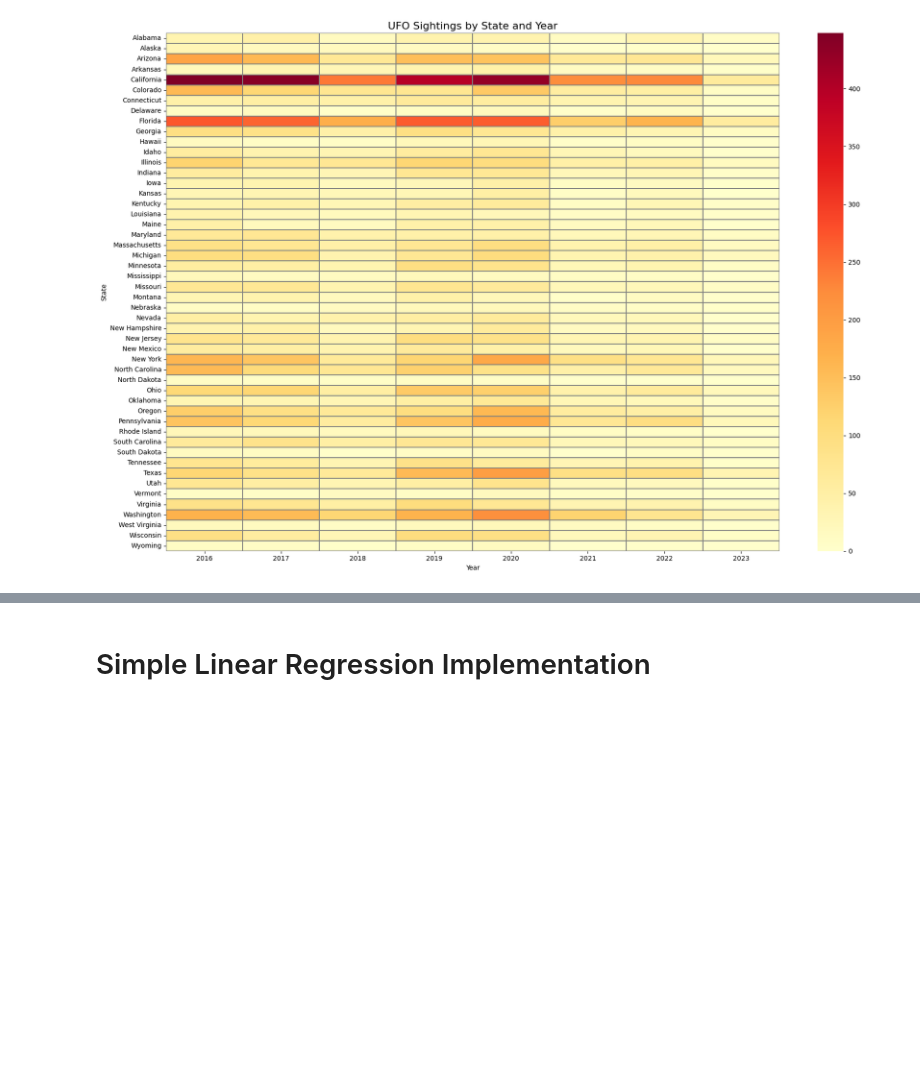
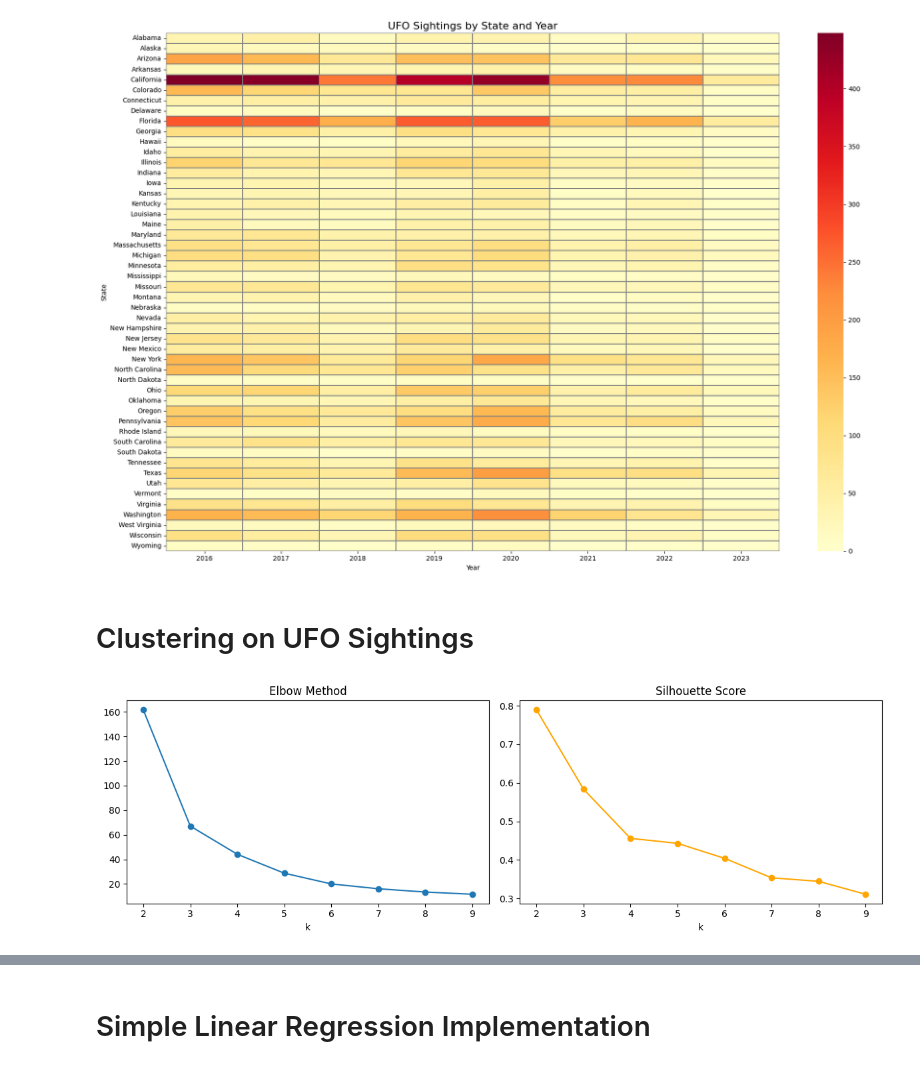
Before and after one commit to Ddelrayy/UFO-Data-Analysis, a Jupyter notebook: coding.ipynb, the cells around one changed output, grey strips where cells are left out. Cells and saved outputs as stored; diff of their text form; code cells hidden in the pictures; blank space fills up the shorter version.

Commit message:
completed clustering and added heatmap for visualization

```diff
--- a/coding.ipynb
+++ b/coding.ipynb
@@ -92,3 +92,5 @@ hello
 18          Arizona  2018            71
 19          Arizona  2019           149
 [figure]
+# %% [markdown]
+# Clustering on UFO Sightings
@@ -94,0 +102,25 @@ hello
+# %%
+# normalizing
+scaler = StandardScaler()
+pivot_scaled = scaler.fit_transform(pivot)
+
+# determining optimal number of clusters
+inertias = []
+sil_scores = []
+K_range = range(2, 10)
+
+for k in K_range:
+    km = KMeans(n_clusters=k, random_state=42, n_init=10)
+    labels = km.fit_predict(pivot_scaled)
+    inertias.append(km.inertia_)
+    sil_scores.append(silhouette_score(pivot_scaled, labels))
+
+fig, axes = plt.subplots(1, 2, figsize=(12, 4))
+axes[0].plot(K_range, inertias, marker='o')
+axes[0].set_title("Elbow Method"); axes[0].set_xlabel("k")
+axes[1].plot(K_range, sil_scores, marker='o', color='orange')
+axes[1].set_title("Silhouette Score"); axes[1].set_xlabel("k")
+plt.tight_layout()
+plt.show()
+# %% [output]
+[figure, added]
```
Also changed, not shown: parts of 3 cells of this notebook, 1 other file.
